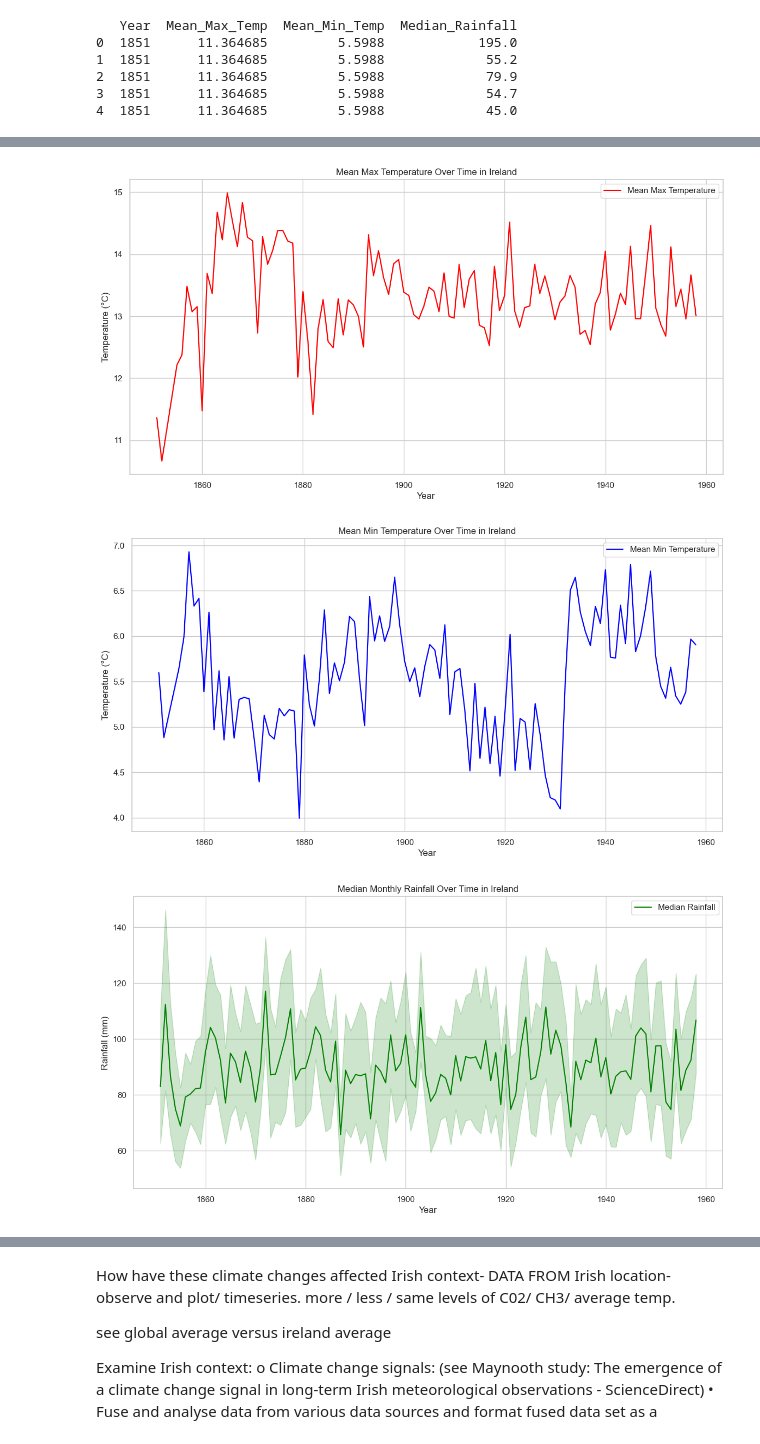
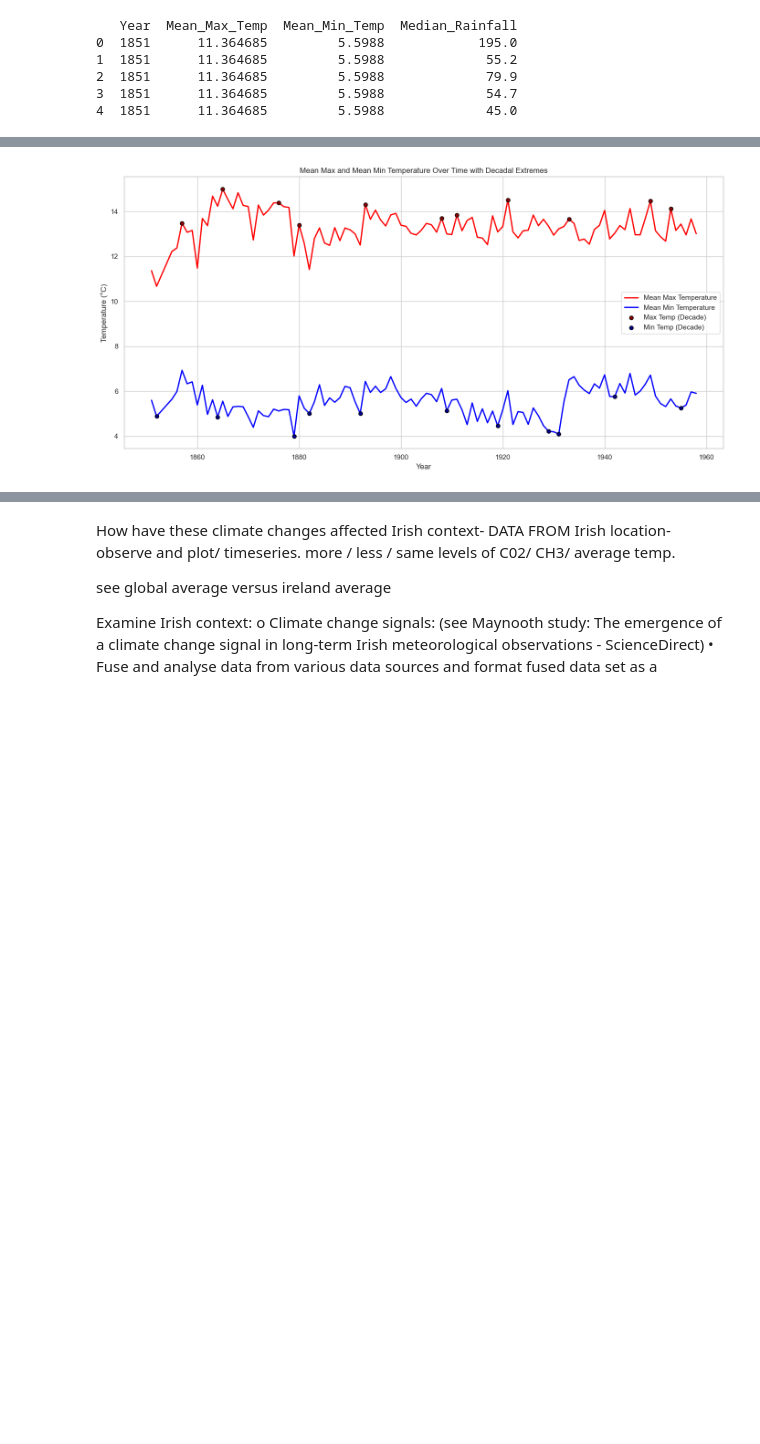
Before and after one commit to conortierney/Prog_DA_Assignment2, a Jupyter notebook: Prog_DA_Assignment2.ipynb, the cells around one changed output, grey strips where cells are left out. Cells and saved outputs as stored; diff of their text form; code cells hidden in the pictures; blank space fills up the shorter version.

Commit message:
update plots

```diff
--- a/Prog_DA_Assignment2.ipynb
+++ b/Prog_DA_Assignment2.ipynb
@@ -691,49 +693,44 @@ Mean_Max_Temp    0.001852       1.000000       0.175687        -0.027020
 Mean_Min_Temp    0.122631       0.175687       1.000000        -0.053607
 Median_Rainfall  0.018856      -0.027020      -0.053607         1.000000
 # %%
+import pandas as pd
+import seaborn as sns
+import matplotlib.pyplot as plt
 
+# Assuming Irish_Climate_data is your DataFrame
 
-# Set the style for seaborn
-sns.set(style='whitegrid')
+# Create a decade column
+Irish_Climate_data['Decade'] = (Irish_Climate_data['Year'] // 10) * 10
 
-# Plot Mean Max Temperature over time
+# Find max and min points for each decade
+max_points = Irish_Climate_data.loc[Irish_Climate_data.groupby('Decade')['Mean_Max_Temp'].idxmax()]
+min_points = Irish_Climate_data.loc[Irish_Climate_data.groupby('Decade')['Mean_Min_Temp'].idxmin()]
+
+# Create a figure and axis object
 plt.figure(figsize=(14, 7))
-sns.lineplot(data=Irish_Climate_data, x='Year', y='Mean_Max_Temp', color='red', label='Mean Max Temperature')
-plt.title('Mean Max Temperature Over Time in Ireland')
+
+# Plot Mean Max Temperature
+sns.lineplot(data=Irish_Climate_data, x='Year', y='Mean_Max_Temp', color='red', label='Mean Max Temperature', linewidth=2)
+
+# Plot Mean Min Temperature
+sns.lineplot(data=Irish_Climate_data, x='Year', y='Mean_Min_Temp', color='blue', label='Mean Min Temperature', linewidth=2)
+
+# Plot max points for Mean Max Temperature
+plt.scatter(max_points['Year'], max_points['Mean_Max_Temp'], color='darkred', edgecolor='black', label='Max Temp (Decade)', zorder=5)
+
+# Plot min points for Mean Min Temperature
+plt.scatter(min_points['Year'], min_points['Mean_Min_Temp'], color='darkblue', edgecolor='black', label='Min Temp (Decade)', zorder=5)
+
+# Add title and labels
+plt.title('Mean Max and Mean Min Temperature Over Time with Decadal Extremes')
 plt.xlabel('Year')
 plt.ylabel('Temperature (°C)')
+
+# Add legend
 plt.legend()
+
+# Show the plot
+plt.tight_layout()
 plt.show()
-
-# Plot Mean Min Temperature over time
-plt.figure(figsize=(14, 7))
-sns.lineplot(data=Irish_Climate_data, x='Year', y='Mean_Min_Temp', color='blue', label='Mean Min Temperature')
-plt.title('Mean Min Temperature Over Time in Ireland')
-plt.xlabel('Year')
-plt.ylabel('Temperature (°C)')
-plt.legend()
-plt.show()
-
-# Plot Median Rainfall over time
-plt.figure(figsize=(14, 7))
-sns.lineplot(data=Irish_Climate_data, x='Year', y='Median_Rainfall', color='green', label='Median Rainfall')
-plt.title('Median Monthly Rainfall Over Time in Ireland')
-plt.xlabel('Year')
-plt.ylabel('Rainfall (mm)')
-plt.legend()
-plt.show()
-
-# Plot Mean Max Temperature, Mean Min Temperature, and Median Rainfall together
-plt.figure(figsize=(14, 7))
-sns.lineplot(data=Irish_Climate_data, x='Year', y='Mean_Max_Temp', color='red', label='Mean Max Temperature')
-sns.lineplot(data=Irish_Climate_data, x='Year', y='Mean_Min_Temp', color='blue', label='Mean Min Temperature')
-sns.lineplot(data=Irish_Climate_data, x='Year', y='Median_Rainfall', color='green', label='Median Rainfall')
-plt.title('Temperature and Rainfall Over Time in Ireland')
-plt.xlabel('Year')
-plt.ylabel('Values')
-plt.legend()
-plt.show()
 # %% [output]
-[figure, old version]
+[figure, new version]
-[figure, removed]
-[figure, removed]
```
Also changed, not shown: parts of 4 cells of this notebook.
